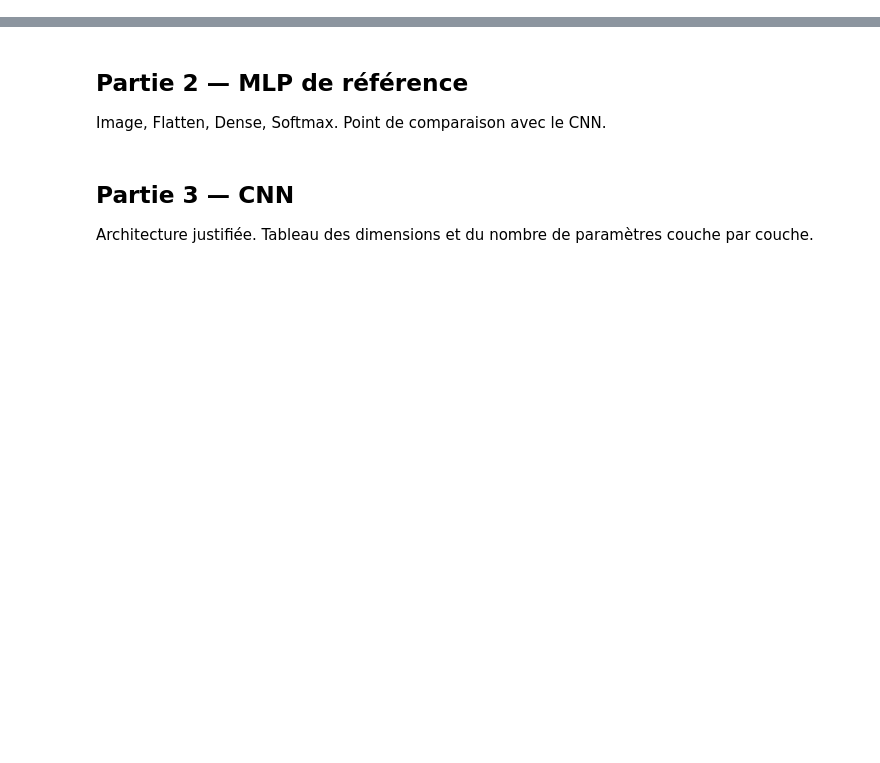
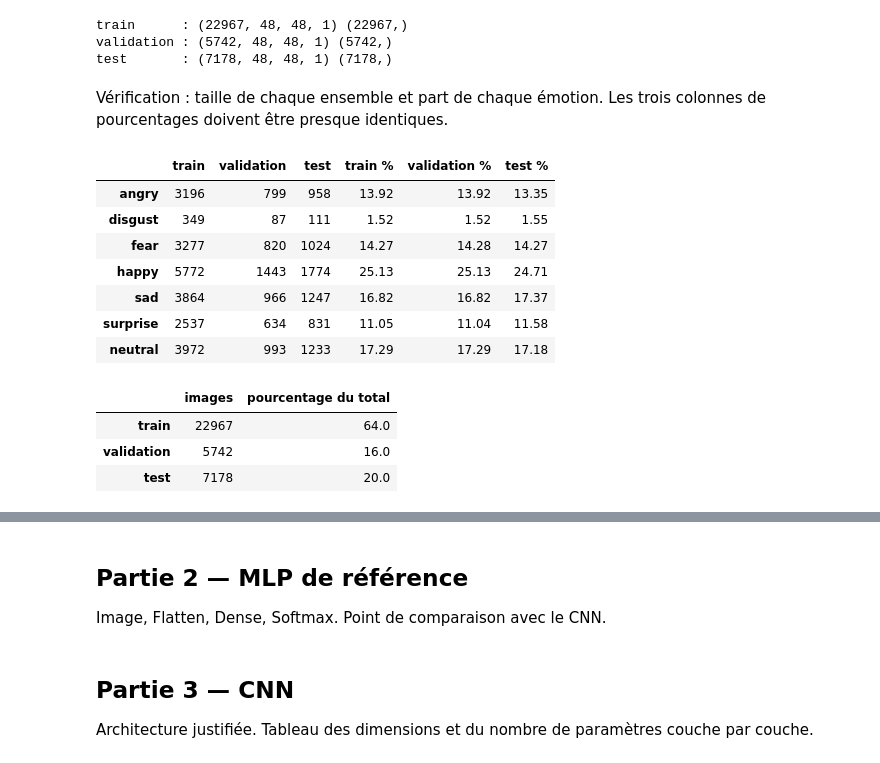
Before and after one commit to Faatima24/projet-dl, a Jupyter notebook: notebooks/expressions_faciales.ipynb, the cells around one changed output, grey strips where cells are left out. Saved outputs shown, nothing was run; the diff lists cells and outputs as text; code cells hidden in the pictures; blank space fills up the shorter version.

```diff
--- a/notebooks/expressions_faciales.ipynb
+++ b/notebooks/expressions_faciales.ipynb
@@ -4,0 +347,17 @@ Source, licence, effectifs par classe, dimensions, format, déséquilibre, exemp
+# %%
+def load_split(split):
+    images, labels = [], []
+    for name in CLASS_NAMES:
+        for path in image_paths[split][name]:
+            image = cv2.imread(str(path), cv2.IMREAD_GRAYSCALE)
+            images.append(preprocess_face(image))
+            labels.append(CLASS_TO_INDEX[name])
+    return np.stack(images), np.array(labels, dtype="int64")
+# %%
+X_train_full, y_train_full = load_split("train")
+X_test, y_test = load_split("test")
+# %%
+for name, X, y in [("train complet", X_train_full, y_train_full), ("test", X_test, y_test)]:
+    print(f"{name:14s} X {X.shape} {X.dtype}  pixels [{X.min():.1f}, {X.max():.1f}]  y {y.shape} labels {np.unique(y)}")
+
+print(f"Mémoire occupée par les images : {(X_train_full.nbytes + X_test.nbytes) / 1e6:.0f} Mo")
@@ -4,0 +378,45 @@ Source, licence, effectifs par classe, dimensions, format, déséquilibre, exemp
+# %%
+X_train, X_val, y_train, y_val = train_test_split(
+    X_train_full,
+    y_train_full,
+    test_size=0.2,
+    stratify=y_train_full,
+    random_state=SEED,
+)
+
+print("train      :", X_train.shape, y_train.shape)
+print("validation :", X_val.shape, y_val.shape)
+print("test       :", X_test.shape, y_test.shape)
+# %% [output]
+train      : (22967, 48, 48, 1) (22967,)
+validation : (5742, 48, 48, 1) (5742,)
+test       : (7178, 48, 48, 1) (7178,)
+# %% [markdown]
+Vérification : taille de chaque ensemble et part de chaque émotion. Les trois colonnes de pourcentages doivent être presque identiques.
+# %%
+final_sets = {"train": y_train, "validation": y_val, "test": y_test}
+
+distribution = pd.DataFrame(
+    {name: np.bincount(y, minlength=NUM_CLASSES) for name, y in final_sets.items()},
+    index=CLASS_NAMES,
+)
+distribution_pct = (distribution / distribution.sum() * 100).round(2).add_suffix(" %")
+
+pd.concat([distribution, distribution_pct], axis=1)
+# %% [output]
+|  | train | validation | test | train % | validation % | test % |
+| angry | 3196 | 799 | 958 | 13.92 | 13.92 | 13.35 |
+| disgust | 349 | 87 | 111 | 1.52 | 1.52 | 1.55 |
+| fear | 3277 | 820 | 1024 | 14.27 | 14.28 | 14.27 |
+| happy | 5772 | 1443 | 1774 | 25.13 | 25.13 | 24.71 |
+| sad | 3864 | 966 | 1247 | 16.82 | 16.82 | 17.37 |
+| surprise | 2537 | 634 | 831 | 11.05 | 11.04 | 11.58 |
+| neutral | 3972 | 993 | 1233 | 17.29 | 17.29 | 17.18 |
+# %%
+sizes = pd.Series({name: len(y) for name, y in final_sets.items()})
+pd.DataFrame({"images": sizes, "pourcentage du total": (sizes / sizes.sum() * 100).round(2)})
+# %% [output]
+|  | images | pourcentage du total |
+| train | 22967 | 64.0 |
+| validation | 5742 | 16.0 |
+| test | 7178 | 20.0 |
```
Also changed, not shown: parts of 44 cells of this notebook, 4 other files.
